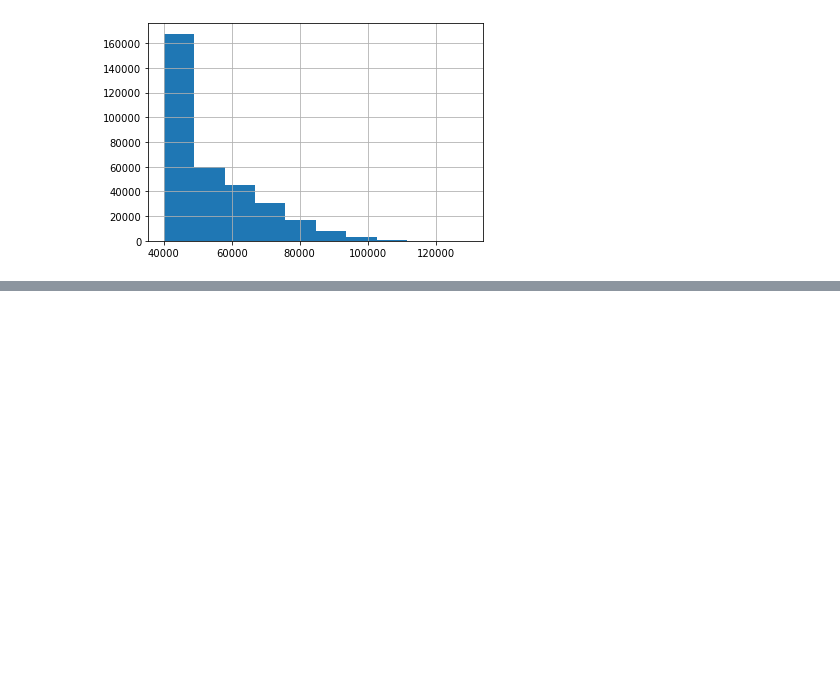
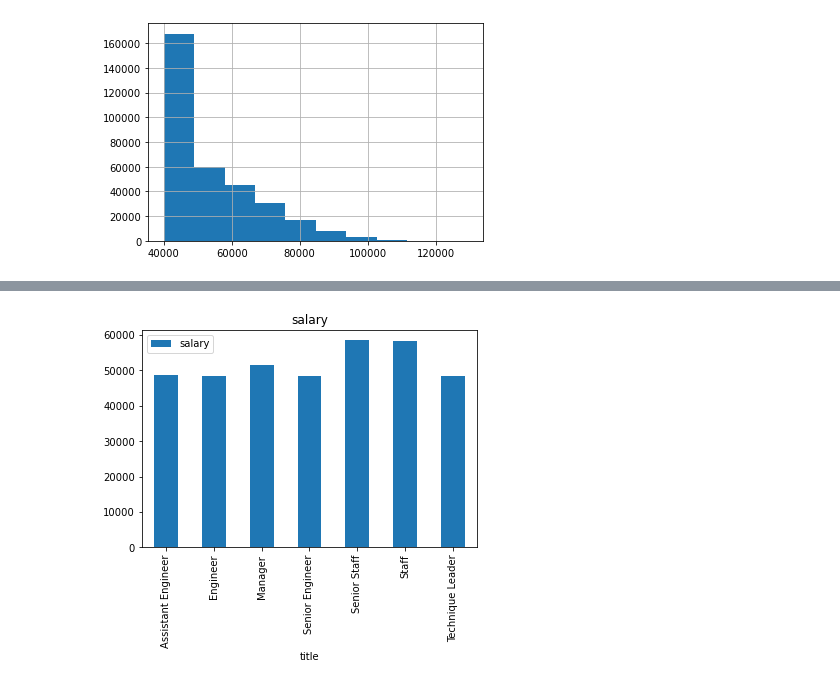
Before and after one commit to navistar792/sql-challenge, a Jupyter notebook: EmployeeSQL/SQLAlchemy.ipynb, the cells around one changed output, grey strips where cells are left out. Saved outputs shown, nothing was run; the diff lists cells and outputs as text; code cells hidden in the pictures; blank space fills up the shorter version.

```diff
--- a/EmployeeSQL/SQLAlchemy.ipynb
+++ b/EmployeeSQL/SQLAlchemy.ipynb
@@ -117,3 +118,6 @@ merge_df4["salary"].hist(bins=10)
 # %% [output]
 <AxesSubplot:>
 [figure]
+# %%
+merge_df5 = merge_df4.groupby(["title"]).agg({"salary":"mean"})
+merge_df5
@@ -119,0 +134,4 @@ merge_df4["salary"].hist(bins=10)
+# %%
+ax = merge_df5.plot.bar(rot=90, subplots=True)
+# %% [output]
+[figure, added]
```
Also changed, not shown: parts of 2 cells of this notebook, 2 other files.
